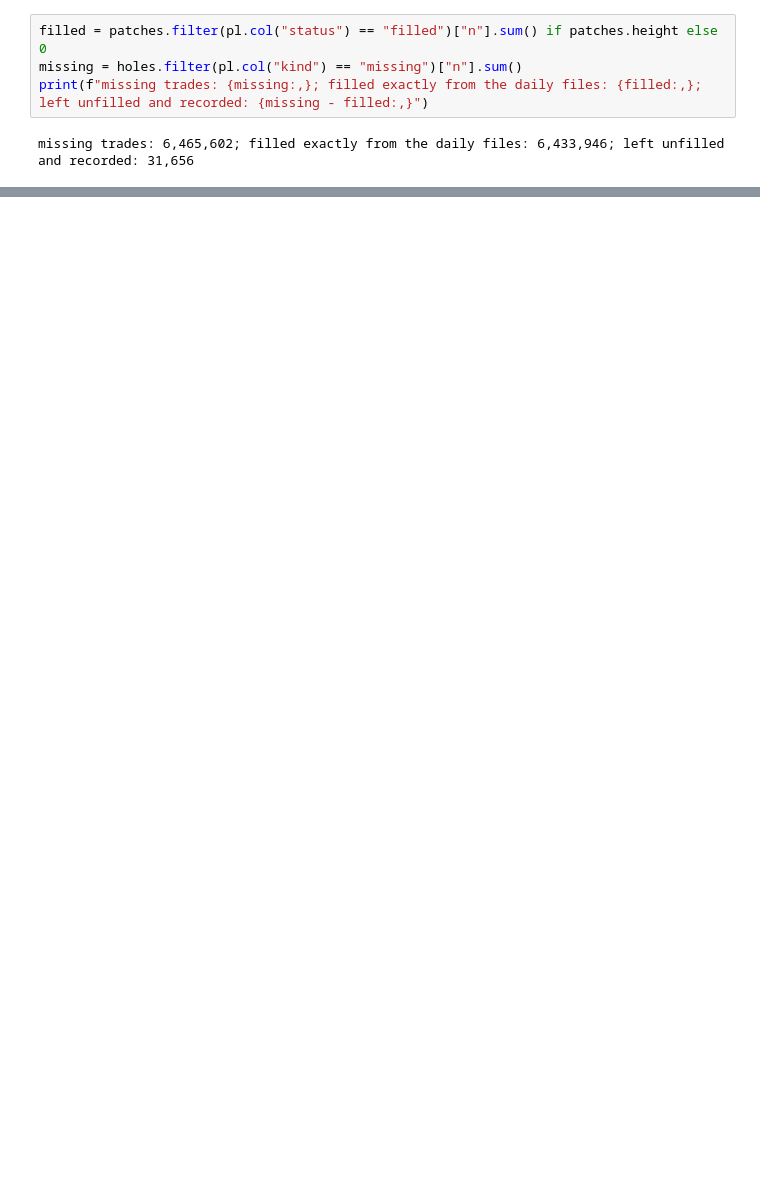
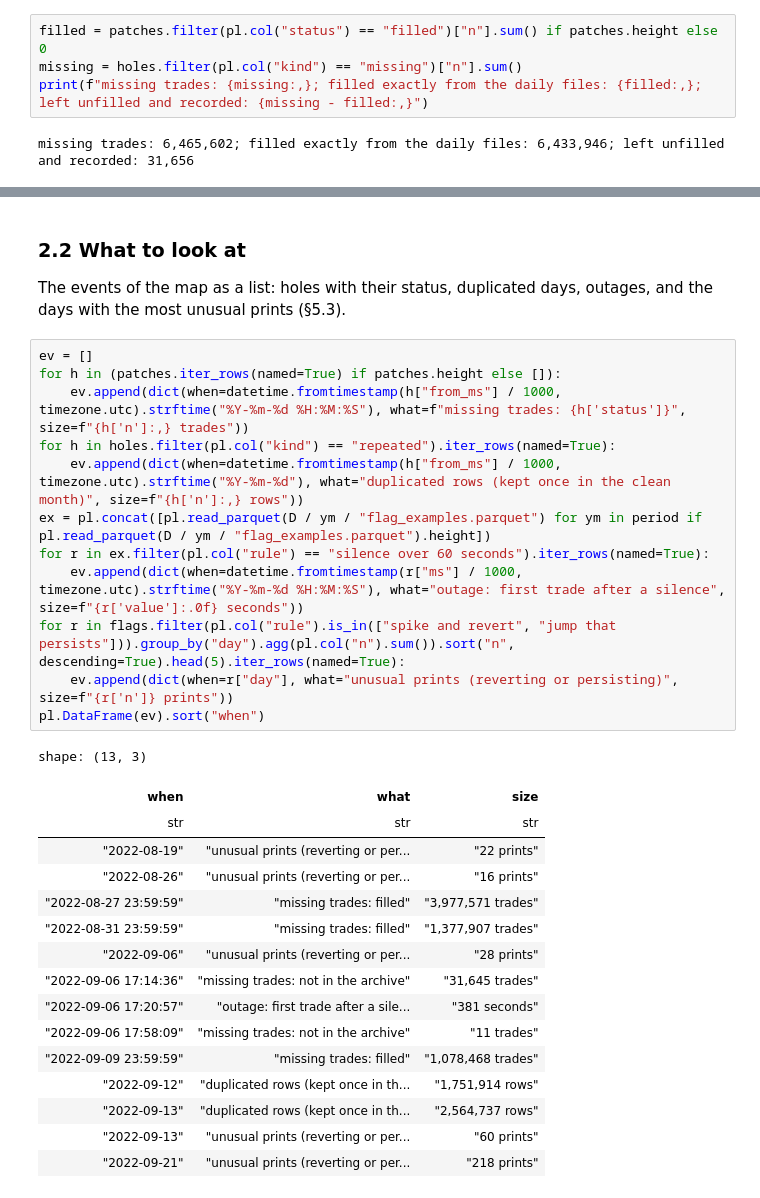
Before and after one commit to MaxGnesi/systematic-trading-notes, a Jupyter notebook: lectures/12-tick-data-the-tape/12_tick_data_the_tape.ipynb, the cells around one changed output, grey strips where cells are left out. Saved outputs shown, nothing was run; the diff lists cells and outputs as text; blank space fills up the shorter version.

Commit message:
Lecture 12 notebook, step 2: data quality report and explorer; Part III requirements
Co-Authored-By: Claude Opus 5.5 <noreply@anthropic.com>

```diff
--- a/lectures/12-tick-data-the-tape/12_tick_data_the_tape.ipynb
+++ b/lectures/12-tick-data-the-tape/12_tick_data_the_tape.ipynb
@@ -123,0 +254,33 @@ missing trades: 6,465,602; filled exactly from the daily files: 6,433,946; left
+# %% [markdown]
+### 2.2 What to look at
+
+The events of the map as a list: holes with their status, duplicated days, outages, and the days with the most unusual prints (§5.3).
+# %%
+ev = []
+for h in (patches.iter_rows(named=True) if patches.height else []):
+    ev.append(dict(when=datetime.fromtimestamp(h["from_ms"] / 1000, timezone.utc).strftime("%Y-%m-%d %H:%M:%S"), what=f"missing trades: {h['status']}", size=f"{h['n']:,} trades"))
+for h in holes.filter(pl.col("kind") == "repeated").iter_rows(named=True):
+    ev.append(dict(when=datetime.fromtimestamp(h["from_ms"] / 1000, timezone.utc).strftime("%Y-%m-%d"), what="duplicated rows (kept once in the clean month)", size=f"{h['n']:,} rows"))
+ex = pl.concat([pl.read_parquet(D / ym / "flag_examples.parquet") for ym in period if pl.read_parquet(D / ym / "flag_examples.parquet").height])
+for r in ex.filter(pl.col("rule") == "silence over 60 seconds").iter_rows(named=True):
+    ev.append(dict(when=datetime.fromtimestamp(r["ms"] / 1000, timezone.utc).strftime("%Y-%m-%d %H:%M:%S"), what="outage: first trade after a silence", size=f"{r['value']:.0f} seconds"))
+for r in flags.filter(pl.col("rule").is_in(["spike and revert", "jump that persists"])).group_by("day").agg(pl.col("n").sum()).sort("n", descending=True).head(5).iter_rows(named=True):
+    ev.append(dict(when=r["day"], what="unusual prints (reverting or persisting)", size=f"{r['n']} prints"))
+pl.DataFrame(ev).sort("when")
+# %% [output]
+shape: (13, 3)
+| when | what | size |
+| str | str | str |
+| "2022-08-19" | "unusual prints (reverting or per... | "22 prints" |
+| "2022-08-26" | "unusual prints (reverting or per... | "16 prints" |
+| "2022-08-27 23:59:59" | "missing trades: filled" | "3,977,571 trades" |
+| "2022-08-31 23:59:59" | "missing trades: filled" | "1,377,907 trades" |
+| "2022-09-06" | "unusual prints (reverting or per... | "28 prints" |
+| "2022-09-06 17:14:36" | "missing trades: not in the archive" | "31,645 trades" |
+| "2022-09-06 17:20:57" | "outage: first trade after a sile... | "381 seconds" |
+| "2022-09-06 17:58:09" | "missing trades: not in the archive" | "11 trades" |
+| "2022-09-09 23:59:59" | "missing trades: filled" | "1,078,468 trades" |
+| "2022-09-12" | "duplicated rows (kept once in th... | "1,751,914 rows" |
+| "2022-09-13" | "duplicated rows (kept once in th... | "2,564,737 rows" |
+| "2022-09-13" | "unusual prints (reverting or per... | "60 prints" |
+| "2022-09-21" | "unusual prints (reverting or per... | "218 prints" |
```
Also changed, not shown: parts of 16 cells of this notebook, 4 other files.
